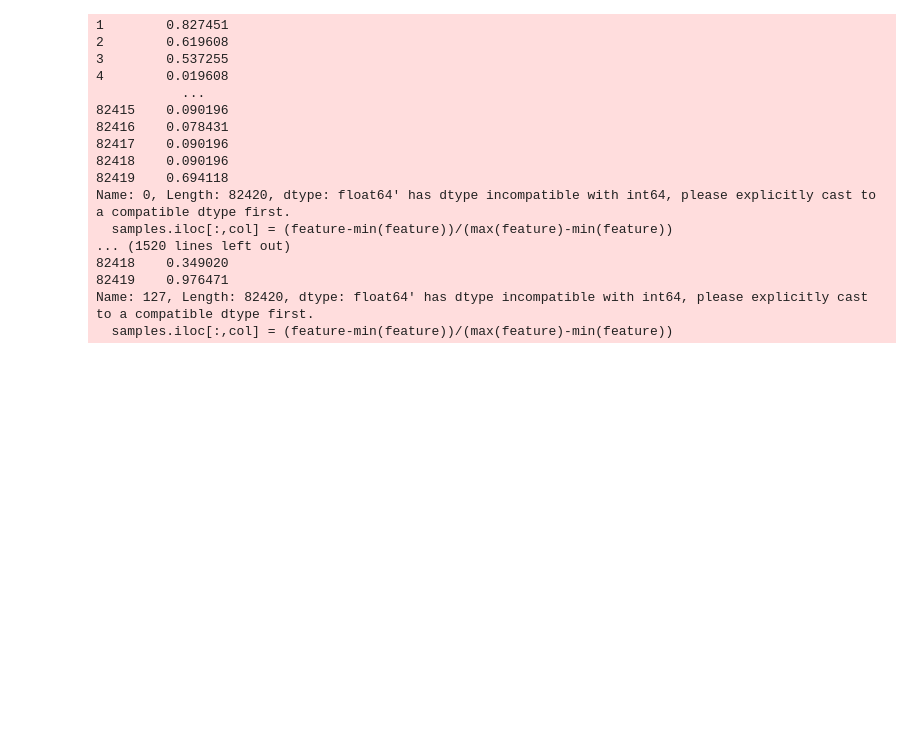
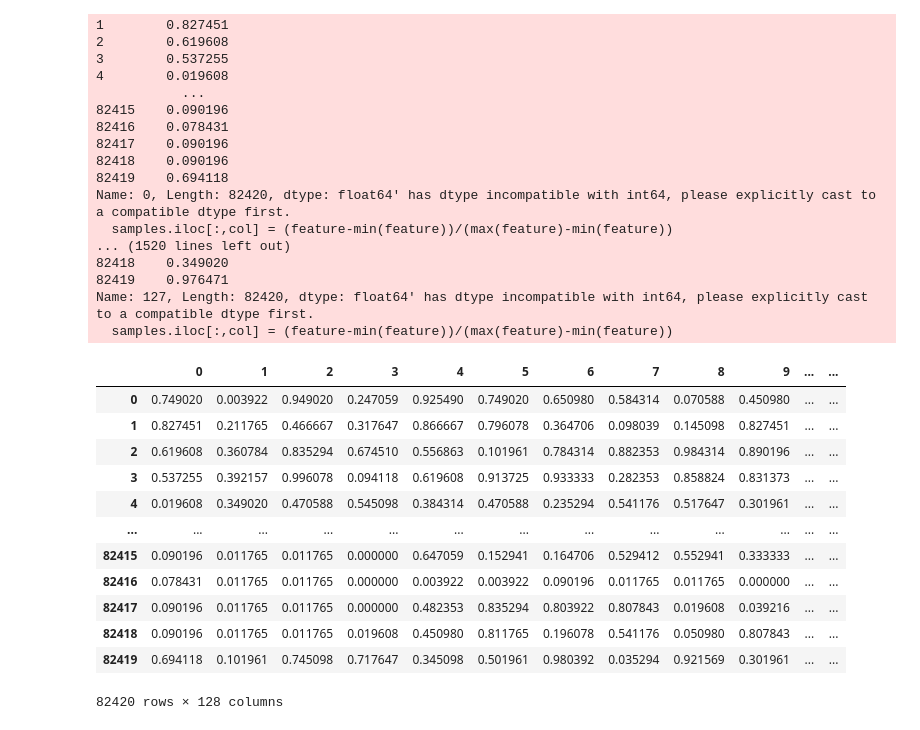
Before and after one commit to HuyOnic/KAN-Fusion-for-Incremenetal-Learning, a Jupyter notebook: main.ipynb, the cells around one changed output. Drawn from its saved outputs; the diff is of its cells as text; code cells hidden in the pictures; blank space fills up the shorter version.

```diff
--- a/main.ipynb
+++ b/main.ipynb
@@ -10,22 +10,36 @@ from torch.utils.data import DataLoader
 from torchvision import transforms
 # %%
 from dataset import Capture_128
-dataset = Capture_128(root='Capture_test_128.feather', train=True, transform=transforms.ToTensor())
+data = Capture_128(root="dataset/Capture_test_128.feather", isTrain=False)
+pd.DataFrame(data.samples)
 # %% [output]
 1        0.827451
 2        0.619608
 3        0.537255
 4        0.019608
            ...
 82415    0.090196
 82416    0.078431
 82417    0.090196
 82418    0.090196
 82419    0.694118
 Name: 0, Length: 82420, dtype: float64' has dtype incompatible with int64, please explicitly cast to a compatible dtype first.
   samples.iloc[:,col] = (feature-min(feature))/(max(feature)-min(feature))
 ... (1520 lines left out)
 82418    0.349020
 82419    0.976471
 Name: 127, Length: 82420, dtype: float64' has dtype incompatible with int64, please explicitly cast to a compatible dtype first.
   samples.iloc[:,col] = (feature-min(feature))/(max(feature)-min(feature))
+|  | 0 | 1 | 2 | 3 | 4 | 5 | 6 | 7 | 8 | 9 | ... | ... |
+| 0 | 0.749020 | 0.003922 | 0.949020 | 0.247059 | 0.925490 | 0.749020 | 0.650980 | 0.584314 | 0.070588 | 0.450980 | ... | ... |
+| 1 | 0.827451 | 0.211765 | 0.466667 | 0.317647 | 0.866667 | 0.796078 | 0.364706 | 0.098039 | 0.145098 | 0.827451 | ... | ... |
+| 2 | 0.619608 | 0.360784 | 0.835294 | 0.674510 | 0.556863 | 0.101961 | 0.784314 | 0.882353 | 0.984314 | 0.890196 | ... | ... |
+| 3 | 0.537255 | 0.392157 | 0.996078 | 0.094118 | 0.619608 | 0.913725 | 0.933333 | 0.282353 | 0.858824 | 0.831373 | ... | ... |
+| 4 | 0.019608 | 0.349020 | 0.470588 | 0.545098 | 0.384314 | 0.470588 | 0.235294 | 0.541176 | 0.517647 | 0.301961 | ... | ... |
+| ... | ... | ... | ... | ... | ... | ... | ... | ... | ... | ... | ... | ... |
+| 82415 | 0.090196 | 0.011765 | 0.011765 | 0.000000 | 0.647059 | 0.152941 | 0.164706 | 0.529412 | 0.552941 | 0.333333 | ... | ... |
+| 82416 | 0.078431 | 0.011765 | 0.011765 | 0.000000 | 0.003922 | 0.003922 | 0.090196 | 0.011765 | 0.011765 | 0.000000 | ... | ... |
+| 82417 | 0.090196 | 0.011765 | 0.011765 | 0.000000 | 0.482353 | 0.835294 | 0.803922 | 0.807843 | 0.019608 | 0.039216 | ... | ... |
+| 82418 | 0.090196 | 0.011765 | 0.011765 | 0.019608 | 0.450980 | 0.811765 | 0.196078 | 0.541176 | 0.050980 | 0.807843 | ... | ... |
+| 82419 | 0.694118 | 0.101961 | 0.745098 | 0.717647 | 0.345098 | 0.501961 | 0.980392 | 0.035294 | 0.921569 | 0.301961 | ... | ... |
+82420 rows × 128 columns
```
Also changed, not shown: parts of 6 cells of this notebook, 5 other files.
